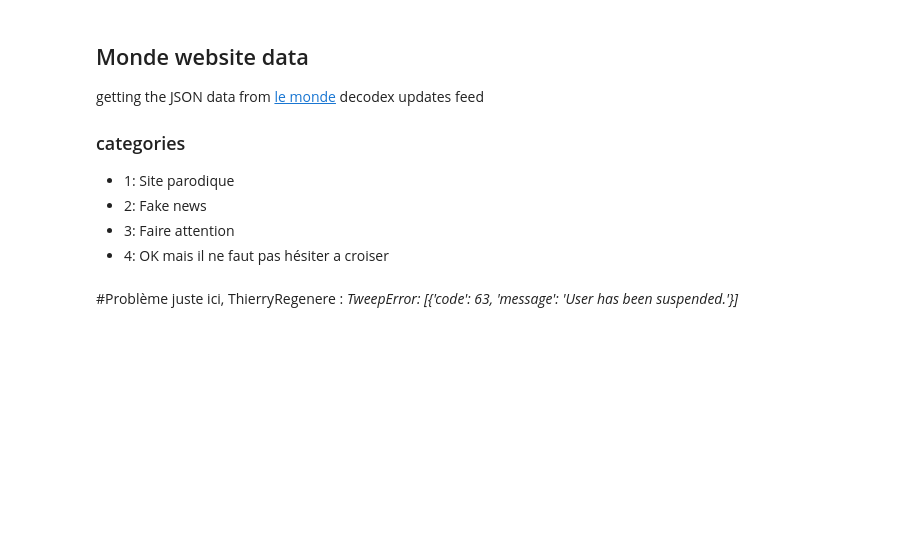
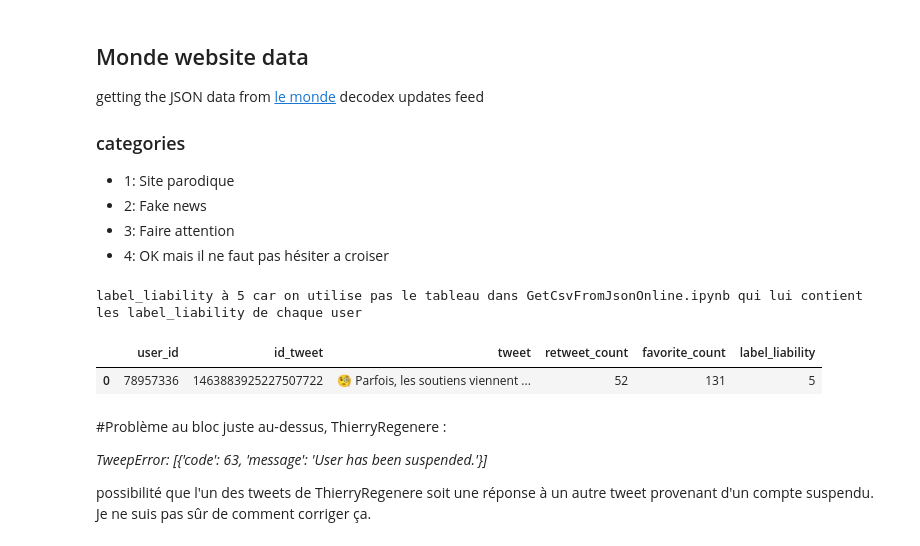
Before and after one commit to anjunjin/PFE-ING3-IA, a Jupyter notebook: Tweeter_&_Fake_News.ipynb, the cells around one changed output. Saved outputs shown, nothing was run; the diff lists cells and outputs as text; code cells hidden in the pictures; blank space fills up the shorter version.

```diff
--- a/Tweeter_&_Fake_News.ipynb
+++ b/Tweeter_&_Fake_News.ipynb
@@ -168,6 +191,6 @@ for i in fake_news_index:
                         self.like.extend(page)
                         pbar.update(len(page))
 # %%
-test = TwitterUser(sname="PaucBas")
+test = TwitterUser(sname="france_soir")
 test.get_all_data()
 # %%
@@ -175,3 +198,14 @@ test.get_all_data()
+# %%
+list_test = [[test.tweet[0].user.id, test.tweet[0].id, test.tweet[0].text, test.tweet[0].retweet_count, test.tweet[0].favorite_count, 5]]
+#id de l'user, id du tweet, tweet, nb de retweet, nb de like, niveau de fiabilité (si je fais la boucle sur mon dataset dans GetCsvFromJsonOnline.ipynb, je peux obtenir le sname nécessaire pour chercher l'utilisateur mais aussi sa fiabilité)
+list_test
+tableauTweets = pd.DataFrame(list_test, columns=['user_id', 'id_tweet', 'tweet', 'retweet_count', 'favorite_count', 'label_liability'])
+print("label_liability à 5 car on utilise pas le tableau dans GetCsvFromJsonOnline.ipynb qui lui contient les label_liability de chaque user")
+tableauTweets
+# %% [output]
+label_liability à 5 car on utilise pas le tableau dans GetCsvFromJsonOnline.ipynb qui lui contient les label_liability de chaque user
+|  | user_id | id_tweet | tweet | retweet_count | favorite_count | label_liability |
+| 0 | 78957336 | 1463883925227507722 | 🧐 Parfois, les soutiens viennent ... | 52 | 131 | 5 |
 # %%
 import pickle
 
@@ -183,7 +217,11 @@ with open(DATA_PATH+"PaucBas.pickle", "wb") as obj_file:
     # print(fake_news_twitter[site])
-# %% [markdown]
-#Problème juste ici, ThierryRegenere :
-*TweepError: [{'code': 63, 'message': 'User has been suspended.'}]*
+# %% [markdown]
+#Problème au bloc juste au-dessus, ThierryRegenere :
+
+
+*TweepError: [{'code': 63, 'message': 'User has been suspended.'}]*
+
+possibilité que l'un des tweets de ThierryRegenere soit une réponse à un autre tweet provenant d'un compte suspendu. Je ne suis pas sûr de comment corriger ça.
 # %%
 import pickle
 
```
Also changed, not shown: parts of 6 cells of this notebook.
